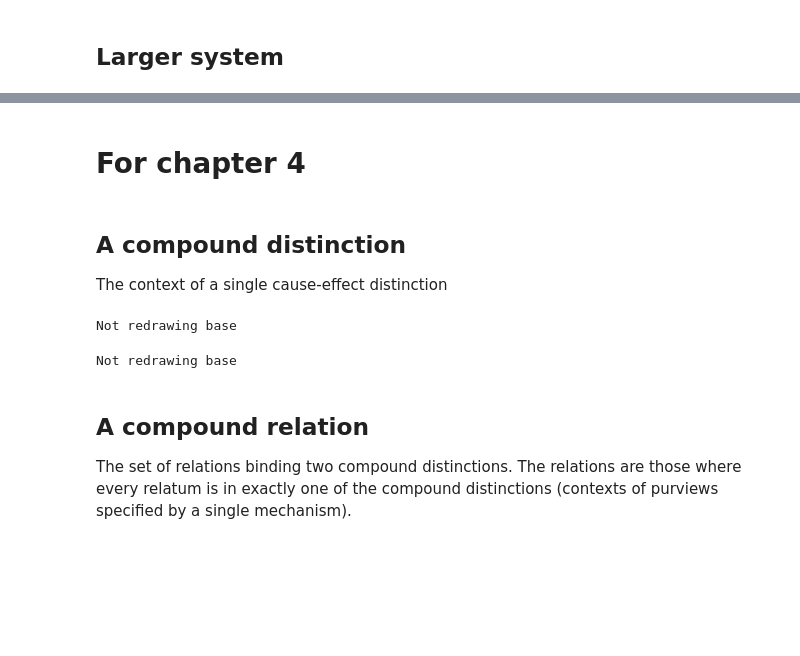
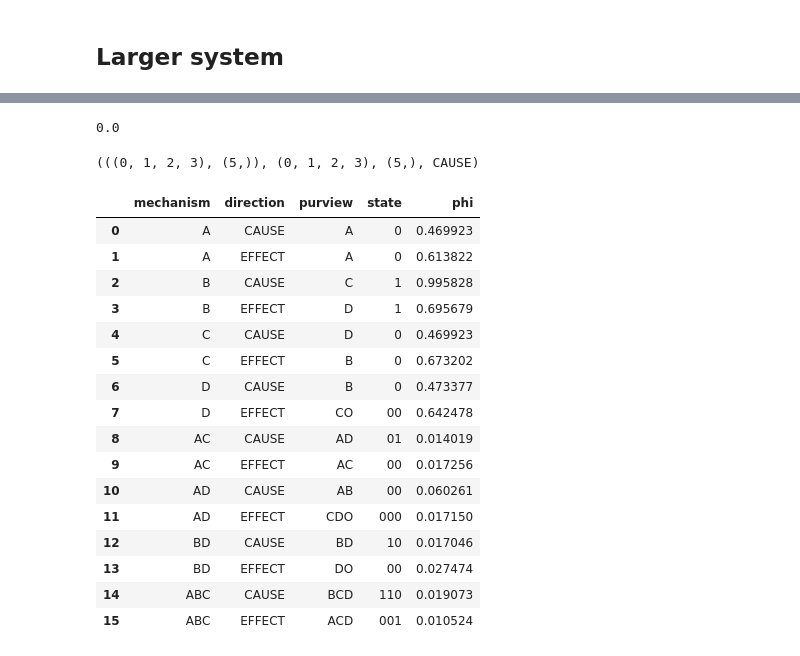
Before and after one commit to matteograsso/visualize_pyphi, a Jupyter notebook: ch3_figures_MG.ipynb, the cells around one changed output, grey strips where cells are left out. Drawn from its saved outputs; the diff is of its cells as text; code cells hidden in the pictures; blank space fills up the shorter version.

```diff
--- a/ch3_figures_MG.ipynb
+++ b/ch3_figures_MG.ipynb
@@ -131,4 +192,0 @@ standard_ces = compute.filter_ces(subsystem_standard, ces, None, max_relations_k
-# %%
-allrels = utils.loadpkl('ch3_allrels.pkl')
-
-allrelsflat = utils.flatten(allrels)
@@ -360,7 +410,6 @@ fig = viz.plot_ces(
 # %% [markdown]
 ## Larger system
 # %%
-
 state = (0, 1, 0, 0, 1, 0)
 larger_subsystem = pyphi.Subsystem(network, state, nodes=(0, 1, 2, 3, 5))
 
@@ -368,5 +417,5 @@ ces = utils.flatten(
     [[d.cause, d.effect] for d in pyphi.compute.ces(larger_subsystem, parallel=True)]
 )
 
-larger_ces = compute.filter_ces(larger_subsystem, ces, None, max_relations_k=3, parallel=True)
+larger_ces = compute.filter_ces(larger_subsystem, ces, None, max_relations_k=3, parallel=True, n_jobs=200)
 # %% [output]
@@ -385,0 +473,2 @@ larger_ces = compute.filter_ces(larger_subsystem, ces, None, max_relations_k=3,
+# %%
+larger_relations = utils.loadpkl('chr_larger_2-3rels.pkl')
@@ -386,3 +479,31 @@ larger_ces = compute.filter_ces(larger_subsystem, ces, None, max_relations_k=3,
+# %%
+larger_ces[0]['big phi']
+# %% [output]
+0.0
+# %%
+larger_ces[0]['MIP']
+# %% [output]
+(((0, 1, 2, 3), (5,)), (0, 1, 2, 3), (5,), CAUSE)
+# %%
+utils.sepces2df(larger_ces[0]['ces'],larger_subsystem)
+# %% [output]
+|  | mechanism | direction | purview | state | phi |
+| 0 | A | CAUSE | A | 0 | 0.469923 |
+| 1 | A | EFFECT | A | 0 | 0.613822 |
+| 2 | B | CAUSE | C | 1 | 0.995828 |
+| 3 | B | EFFECT | D | 1 | 0.695679 |
+| 4 | C | CAUSE | D | 0 | 0.469923 |
+| 5 | C | EFFECT | B | 0 | 0.673202 |
+| 6 | D | CAUSE | B | 0 | 0.473377 |
+| 7 | D | EFFECT | CO | 00 | 0.642478 |
+| 8 | AC | CAUSE | AD | 01 | 0.014019 |
+| 9 | AC | EFFECT | AC | 00 | 0.017256 |
+| 10 | AD | CAUSE | AB | 00 | 0.060261 |
+| 11 | AD | EFFECT | CDO | 000 | 0.017150 |
+| 12 | BD | CAUSE | BD | 10 | 0.017046 |
+| 13 | BD | EFFECT | DO | 00 | 0.027474 |
+| 14 | ABC | CAUSE | BCD | 110 | 0.019073 |
+| 15 | ABC | EFFECT | ACD | 001 | 0.010524 |
 # %%
 # plotting
 fig = viz.plot_ces(
@@ -401,23 +522,3 @@ fig = viz.plot_ces(
     hovermode=False,
     eye_coordinates=(0.2, -0.4, 0.025),
 )
-# %% [markdown]
-# For chapter 4
-# %% [markdown]
-## A compound distinction
-The context of a single cause-effect distinction
-# %%
-fig=plots.compound_distinction(
-    subsystem_standard,
-    standard_ces[0]["ces"],
-    standard_ces[0]["relations"],
-    (0,),
-    "figures/ch3/compound_distinction",
-)
-# %% [output]
-Not redrawing base
-Not redrawing base
-# %% [markdown]
-## A compound relation
-The set of relations binding two compound distinctions.
-The relations are those where every relatum is in exactly one of the compound distinctions (contexts of purviews specified by a single mechanism).
```
Also changed, not shown: parts of 86 cells of this notebook.
